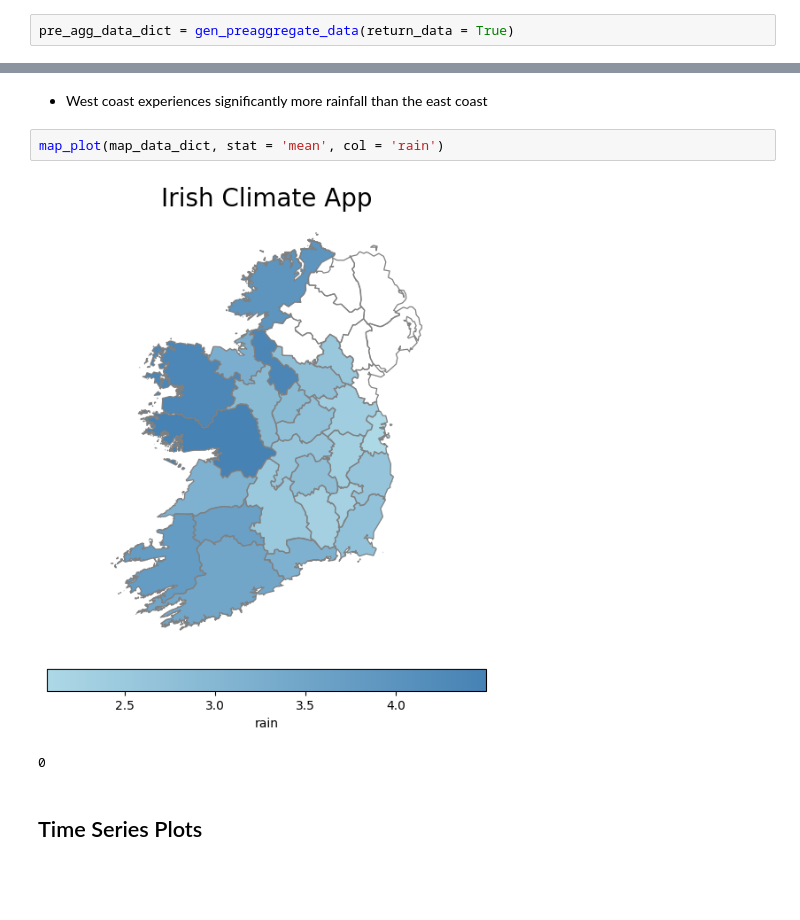
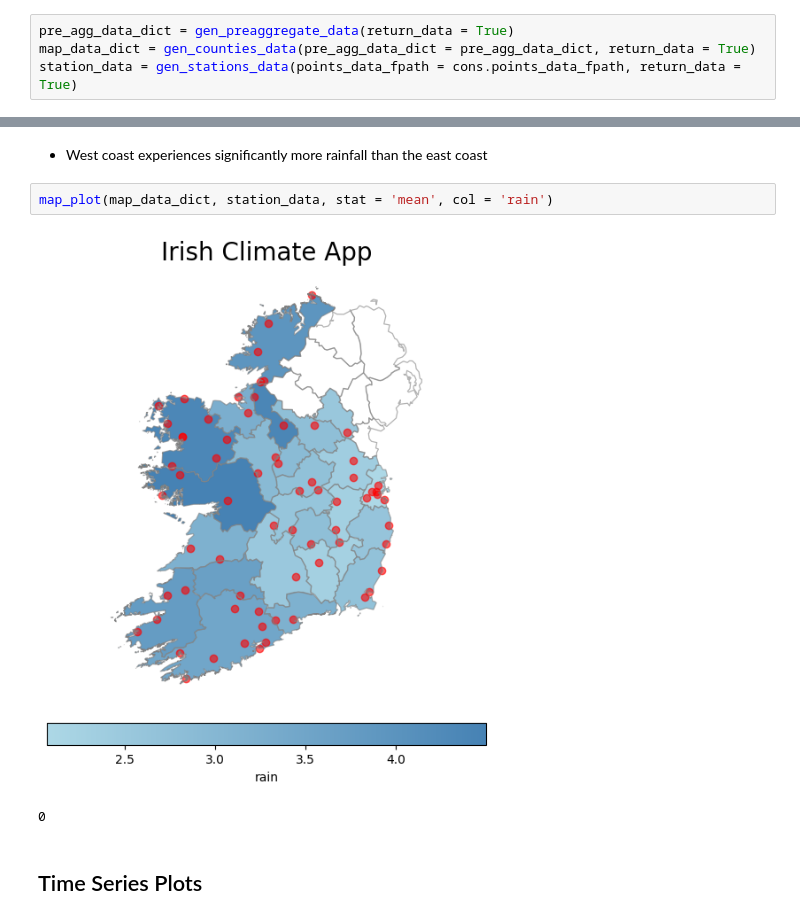
Before and after one commit to oislen/IrishClimateChange, a Jupyter notebook: notebooks/AppDevelopment.ipynb, the cells around one changed output, grey strips where cells are left out. Cells and saved outputs as stored; diff of their text form; blank space fills up the shorter version.

Commit message:
#10 added overlay of met eireann weather station locations as red dots on map

```diff
--- a/notebooks/AppDevelopment.ipynb
+++ b/notebooks/AppDevelopment.ipynb
@@ -20,3 +19,5 @@ from SeaBornPlots.time_plot import time_plot
 from SeaBornPlots.map_plot import map_plot
 # %%
 pre_agg_data_dict = gen_preaggregate_data(return_data = True)
+map_data_dict = gen_counties_data(pre_agg_data_dict = pre_agg_data_dict, return_data = True)
+station_data = gen_stations_data(points_data_fpath = cons.points_data_fpath, return_data = True)
@@ -29,9 +28,9 @@ map_data_dict = gen_counties_data(pre_agg_data_dict = pre_agg_data_dict, return_
 # %% [markdown]
 * West coast experiences significantly more rainfall than the east coast
 # %%
-map_plot(map_data_dict, stat = 'mean', col = 'rain')
+map_plot(map_data_dict, station_data, stat = 'mean', col = 'rain')
 # %% [output]
-[figure, old version]
+[figure, new version]
 0
 # %% [markdown]
 ## Time Series Plots
```
Also changed, not shown: parts of 3 cells of this notebook.
